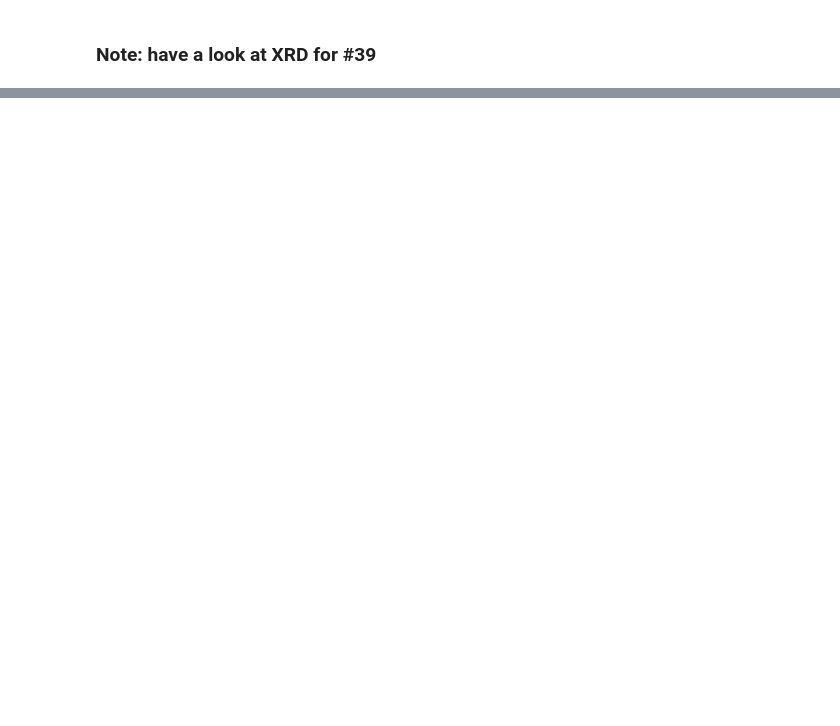
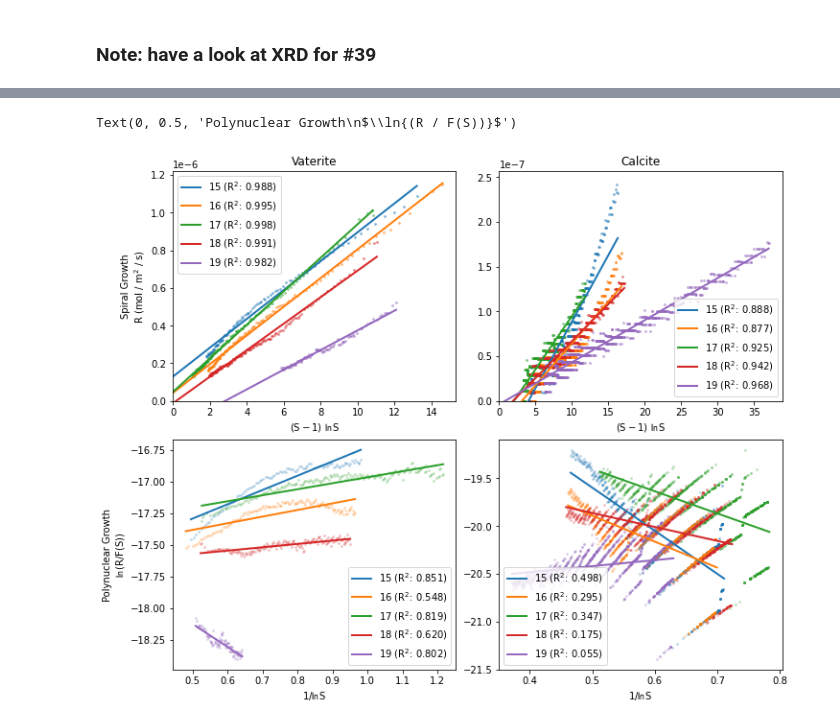
Before and after one commit to oscarbranson/supplementary, a Jupyter notebook: supplements/vaterite_geochem/03_kinetics.ipynb, the cells around one changed output, grey strips where cells are left out. Saved outputs shown, nothing was run; the diff lists cells and outputs as text; code cells hidden in the pictures; blank space fills up the shorter version.

```diff
--- a/supplements/vaterite_geochem/03_kinetics.ipynb
+++ b/supplements/vaterite_geochem/03_kinetics.ipynb
@@ -312,0 +299,76 @@ for exp in exps:
+# %%
+def bestfit_line(x, y):
+    isnan = (np.isnan(x) | np.isnan(y)).values
+    isreal = np.isfinite(x) & np.isfinite(y)
+
+    if sum(~isnan) < 3:
+        return None, None
+
+    x = x[~isnan & isreal].values
+    y = y[~isnan & isreal].values
+
+    p = np.polyfit(x, y, 1)
+    pred = np.polyval(p, x)
+    r2 = r2_score(y, pred)
+
+    return p, r2
+# %%
+fig, axs = plt.subplots(2, 2, figsize=[10, 8], constrained_layout=True)
+
+vfits_sp = {}
+cfits_sp = {}
+
+for exp in exps:
+    index = profiles.loc[:, (exp, 'precip_V')]
+
+    for i, (ind, s) in enumerate(zip([index, ~index], ['SV', 'SC'])):
+
+        # spiral growth
+        x = (profiles.loc[ind, (exp, s)] - 1) * np.log(profiles.loc[ind, (exp, s)])
+
+        # line of best fit
+        p, r2 = bestfit_line(x, profiles.loc[ind, (exp, 'R')])
+
+        xn = np.linspace(0, x.max())
+        lpred = np.polyval(p, xn)
+        line = axs[0,i].plot(xn, lpred, label=f'{exp} ($R^2$: {r2:.3f})', lw=2)
+
+        ecol = line[0].get_color()
+
+        axs[0,i].scatter(x, profiles.loc[ind, (exp, 'R')], marker='.', color=ecol, zorder=-2, s=15, alpha=0.4)
+
+
+        # polynuclear growth
+        x = 1 / np.log(profiles.loc[ind, (exp, s)])
+        S = profiles.loc[ind, (exp, s)]
+        F = S**(7/6) * (S - 1)**(2/3) * np.log(S)**(1/6)
+        y = np.log(profiles.loc[ind, (exp, 'R')] / F)
+
+        axs[1,i].scatter(x[ind], y[ind], marker='.', color=ecol, s=15, alpha=0.2)
+
+
+        # line of best fit
+        p, r2 = bestfit_line(x, y)
+
+        xn = np.linspace(x.min(), x.max())
+        lpred = np.polyval(p, xn)
+        line = axs[1,i].plot(xn, lpred, label=f'{exp} ($R^2$: {r2:.3f})', lw=2)
+
+for ax in axs[0,:]:
+    ax.legend()
+    ax.set_xlim(0, ax.get_xlim()[1])
+    ax.set_ylim(0, ax.get_ylim()[1])
+    ax.set_xlabel('$(S - 1)~\ln{S}$')
+
+axs[0,0].set_title('Vaterite')
+axs[0,1].set_title('Calcite')
+axs[0,0].set_ylabel('Spiral Growth\nR (mol / $m^2$ / s)')
+
+for ax in axs[1,:]:
+    ax.legend()
+    ax.set_xlabel('$1 / \ln{S}$')
+
+axs[1,0].set_ylabel('Polynuclear Growth\n$\ln{(R / F(S))}$')
+# %% [output]
+Text(0, 0.5, 'Polynuclear Growth\n$\\ln{(R / F(S))}$')
+[figure, added]
```
Also changed, not shown: parts of 15 cells of this notebook.
